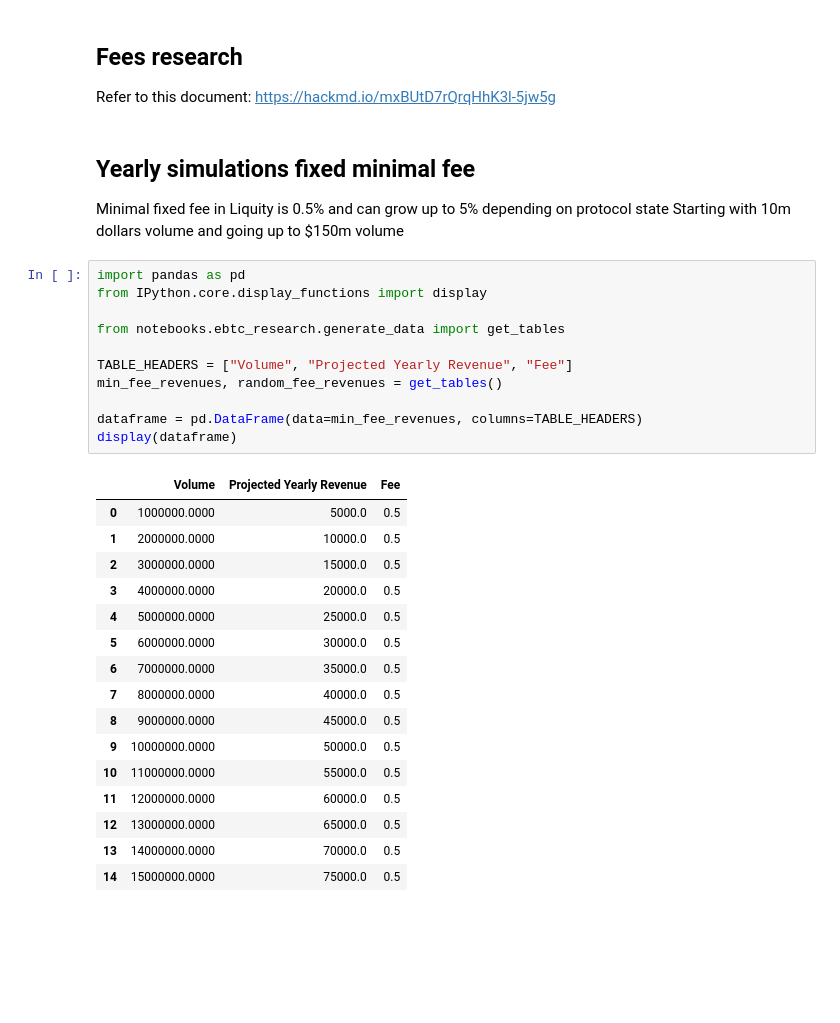
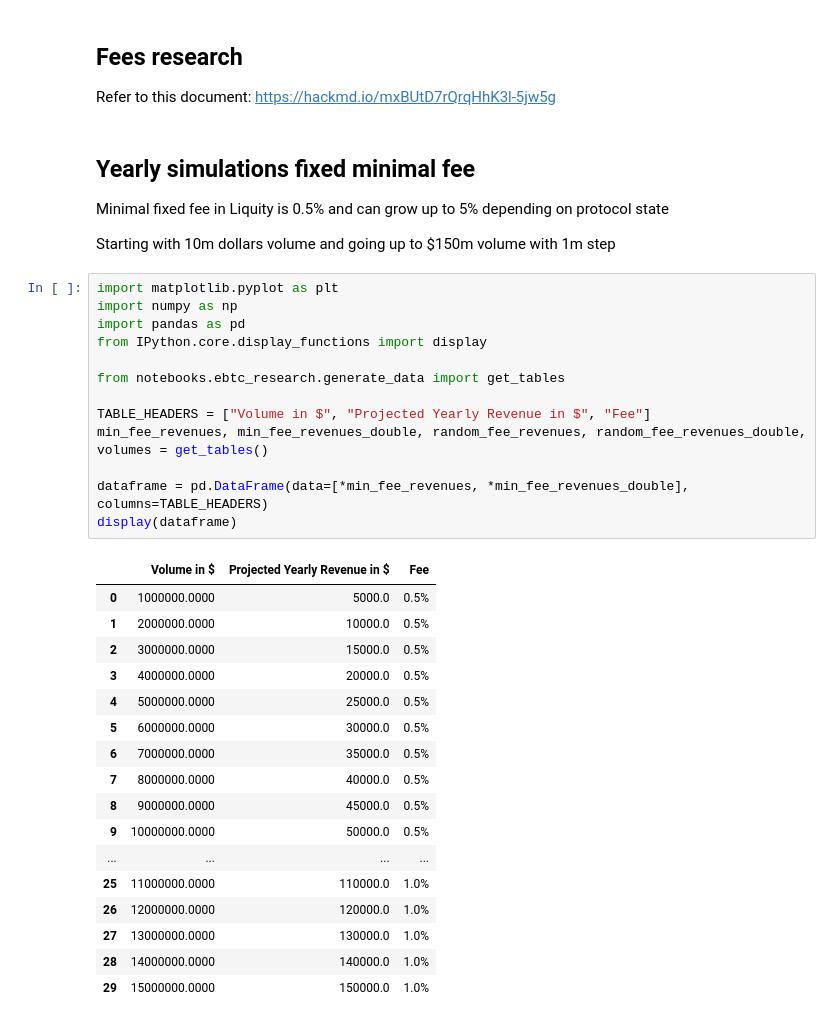
Before and after one commit to Badger-Finance/badger-influence-analytics, a Jupyter notebook: notebooks/ebtc_research/fees_research.ipynb, the cells around one changed output. Saved outputs shown, nothing was run; the diff lists cells and outputs as text; blank space fills up the shorter version.

```diff
--- a/notebooks/ebtc_research/fees_research.ipynb
+++ b/notebooks/ebtc_research/fees_research.ipynb
@@ -6,32 +6,36 @@ Refer to this document: https://hackmd.io/mxBUtD7rQrqHhK3l-5jw5g
 ## Yearly simulations fixed minimal fee
 
 Minimal fixed fee in Liquity is 0.5% and can grow up to 5% depending on protocol state
-Starting with 10m dollars volume and going up to \$150m volume
+
+Starting with 10m dollars volume and going up to \$150m volume with 1m step
 # %%
+import matplotlib.pyplot as plt
+import numpy as np
 import pandas as pd
 from IPython.core.display_functions import display
 
 from notebooks.ebtc_research.generate_data import get_tables
 
-TABLE_HEADERS = ["Volume", "Projected Yearly Revenue", "Fee"]
-min_fee_revenues, random_fee_revenues = get_tables()
+TABLE_HEADERS = ["Volume in $", "Projected Yearly Revenue in $", "Fee"]
+min_fee_revenues, min_fee_revenues_double, random_fee_revenues, random_fee_revenues_double, volumes = get_tables()
 
-dataframe = pd.DataFrame(data=min_fee_revenues, columns=TABLE_HEADERS)
+dataframe = pd.DataFrame(data=[*min_fee_revenues, *min_fee_revenues_double], columns=TABLE_HEADERS)
 display(dataframe)
 # %% [output]
-|  | Volume | Projected Yearly Revenue | Fee |
-| 0 | 1000000.0000 | 5000.0 | 0.5 |
-| 1 | 2000000.0000 | 10000.0 | 0.5 |
-| 2 | 3000000.0000 | 15000.0 | 0.5 |
-| 3 | 4000000.0000 | 20000.0 | 0.5 |
-| 4 | 5000000.0000 | 25000.0 | 0.5 |
-| 5 | 6000000.0000 | 30000.0 | 0.5 |
-| 6 | 7000000.0000 | 35000.0 | 0.5 |
-| 7 | 8000000.0000 | 40000.0 | 0.5 |
-| 8 | 9000000.0000 | 45000.0 | 0.5 |
-| 9 | 10000000.0000 | 50000.0 | 0.5 |
-| 10 | 11000000.0000 | 55000.0 | 0.5 |
-| 11 | 12000000.0000 | 60000.0 | 0.5 |
-| 12 | 13000000.0000 | 65000.0 | 0.5 |
-| 13 | 14000000.0000 | 70000.0 | 0.5 |
-| 14 | 15000000.0000 | 75000.0 | 0.5 |
+|  | Volume in $ | Projected Yearly Revenue in $ | Fee |
+| 0 | 1000000.0000 | 5000.0 | 0.5% |
+| 1 | 2000000.0000 | 10000.0 | 0.5% |
+| 2 | 3000000.0000 | 15000.0 | 0.5% |
+| 3 | 4000000.0000 | 20000.0 | 0.5% |
+| 4 | 5000000.0000 | 25000.0 | 0.5% |
+| 5 | 6000000.0000 | 30000.0 | 0.5% |
+| 6 | 7000000.0000 | 35000.0 | 0.5% |
+| 7 | 8000000.0000 | 40000.0 | 0.5% |
+| 8 | 9000000.0000 | 45000.0 | 0.5% |
+| 9 | 10000000.0000 | 50000.0 | 0.5% |
+| ... | ... | ... | ... |
+| 25 | 11000000.0000 | 110000.0 | 1.0% |
+| 26 | 12000000.0000 | 120000.0 | 1.0% |
+| 27 | 13000000.0000 | 130000.0 | 1.0% |
+| 28 | 14000000.0000 | 140000.0 | 1.0% |
+| 29 | 15000000.0000 | 150000.0 | 1.0% |
```
Also changed, not shown: parts of 6 cells of this notebook, 1 other file.
